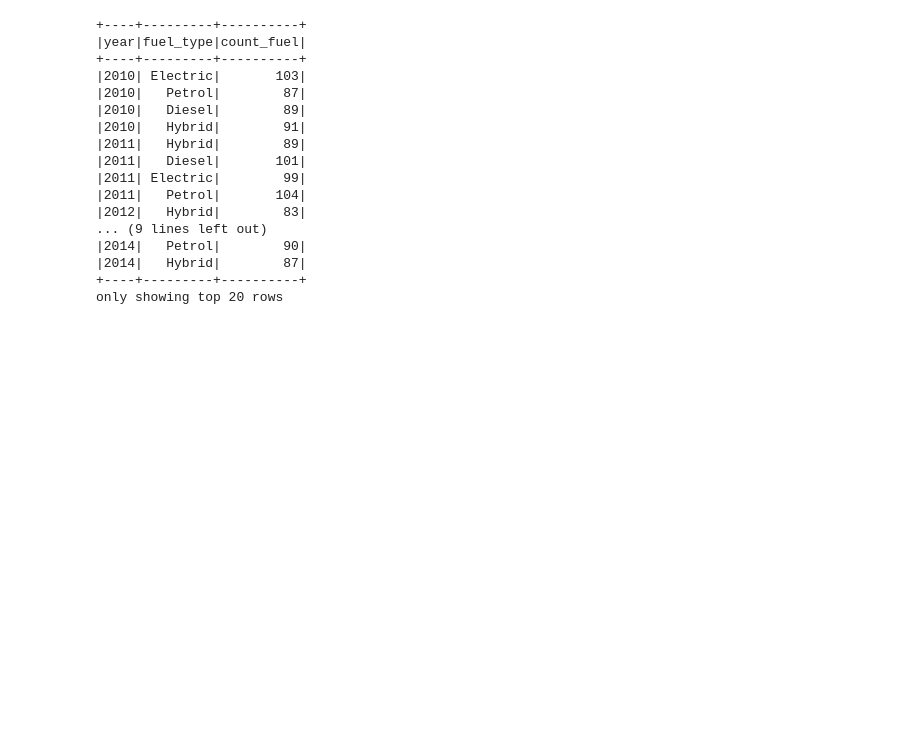
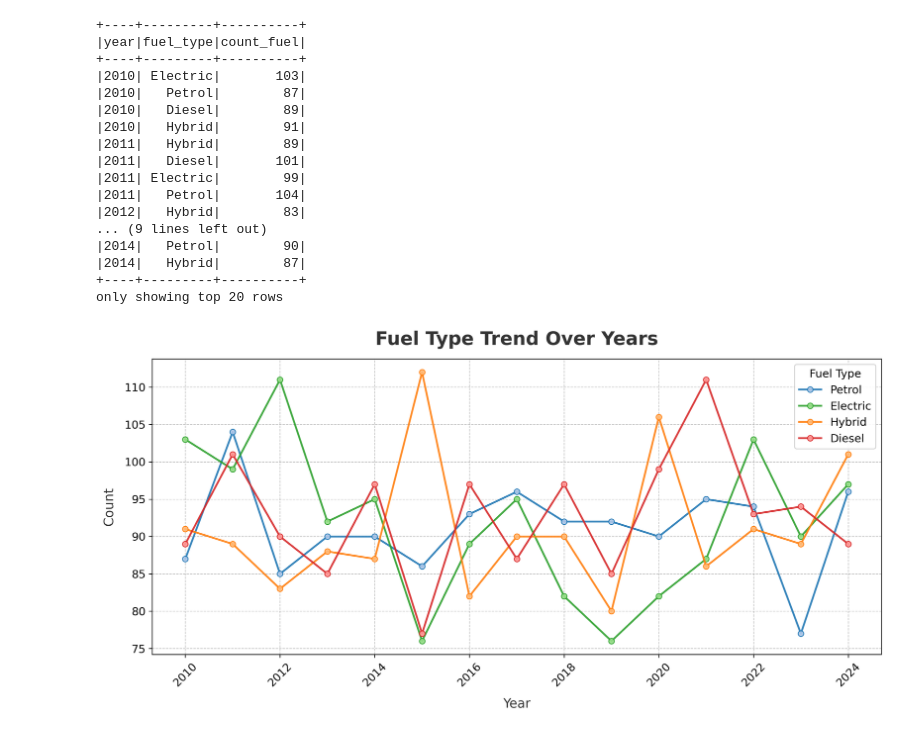
Before and after one commit to smartestnerdfromtown/bmw_sales_analysis_2010_2024, a Jupyter notebook: analysis.ipynb, the cells around one changed output. Drawn from its saved outputs; the diff is of its cells as text; code cells hidden in the pictures; blank space fills up the shorter version.

Commit message:
Fuel Type Trend Over Years

```diff
--- a/analysis.ipynb
+++ b/analysis.ipynb
@@ -717,0 +739,96 @@ only showing top 20 rows
+# %%
+colors = {
+    "Petrol": "#1f77b4",
+    "Electric": "#2ca02c",
+    "Hybrid": "#ff7f0e",
+    "Diesel": "#d62728",
+}
+
+marker_faces = {
+    "Petrol": "#aec7e8",
+    "Electric": "#98df8a",
+    "Hybrid": "#ffbb78",
+    "Diesel": "#ff9896",
+}
+# %%
+fig, ax = plt.subplots(figsize=(12, 6), dpi=300)
+
+ax.plot(
+    years,
+    petrol_values,
+    color=colors["Petrol"],
+    marker="o",
+    markerfacecolor=marker_faces["Petrol"],
+    markeredgecolor=colors["Petrol"],
+    alpha=0.9,
+    label="Petrol",
+    linewidth=2,
+)
+
+ax.plot(
+    years,
+    electric_values,
+    color=colors["Electric"],
+    marker="o",
+    markerfacecolor=marker_faces["Electric"],
+    markeredgecolor=colors["Electric"],
+    alpha=0.9,
+    label="Electric",
+    linewidth=2,
+)
+
+ax.plot(
+    years,
+    hybrid_values,
+    color=colors["Hybrid"],
+    marker="o",
+    markerfacecolor=marker_faces["Hybrid"],
+    markeredgecolor=colors["Hybrid"],
+    alpha=0.9,
+    label="Hybrid",
+    linewidth=2,
+)
+
+ax.plot(
+    years,
+    diesel_values,
+    color=colors["Diesel"],
+    marker="o",
+    markerfacecolor=marker_faces["Diesel"],
+    markeredgecolor=colors["Diesel"],
+    alpha=0.9,
+    label="Diesel",
+    linewidth=2,
+)
+
+ax.grid(
+    visible=True,
+    which="major",
+    axis="both",
+    color="gray",
+    linestyle="--",
+    linewidth=0.7,
+    alpha=0.5,
+)
+
+ax.set_title(
+    "Fuel Type Trend Over Years",
+    fontsize=20,
+    fontweight="bold",
+    color="#333333",
+    pad=15,
+)
+ax.set_xlabel("Year", fontsize=14, color="#333333", labelpad=10)
+ax.set_ylabel("Count", fontsize=14, color="#333333", labelpad=10)
+
+ax.tick_params(axis="x", rotation=45, labelsize=12)
+ax.tick_params(axis="y", labelsize=12)
+
+ax.legend(
+    title="Fuel Type", fontsize=12, title_fontsize=12, frameon=True, framealpha=0.9
+)
+
+plt.tight_layout()
+plt.show()
+# %% [output]
+[figure, added]
```
Also changed, not shown: parts of 2 cells of this notebook.
